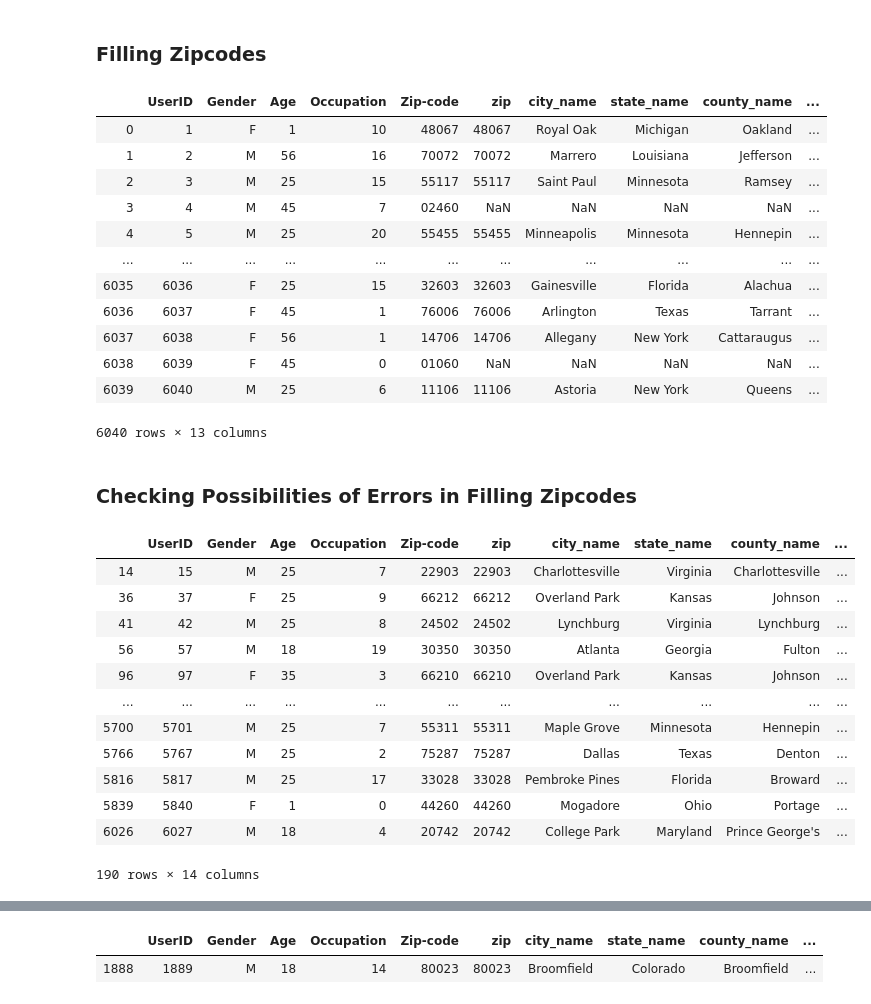
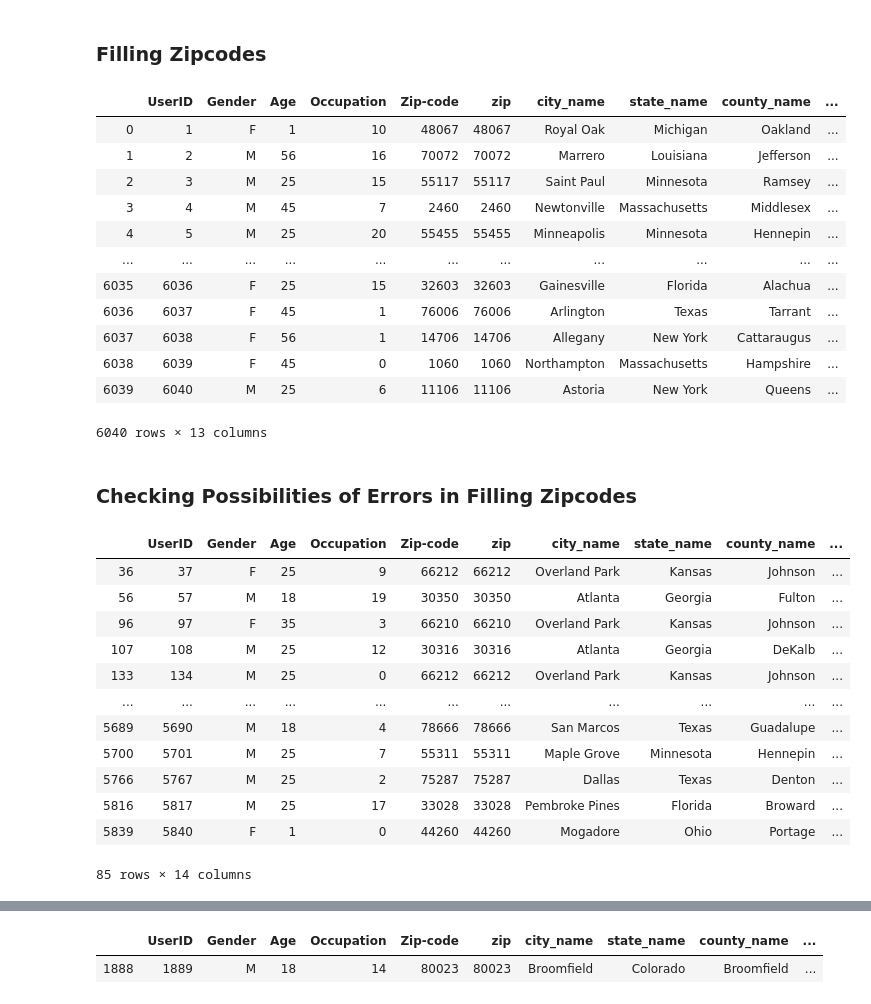
Before and after one commit to kevinandrianliu/Final-Project-DSDM, a Jupyter notebook: Final Project_ Sistem Rekomendasi.ipynb, the cells around one changed output, grey strips where cells are left out. Cells and saved outputs as stored; diff of their text form; code cells hidden in the pictures.

Commit message:
added zipcode formatting

```diff
--- a/Final Project_ Sistem Rekomendasi.ipynb
+++ b/Final Project_ Sistem Rekomendasi.ipynb
@@ -212,6 +212,7 @@ missing_movies
 zipcodes = pd.read_csv("uszips.csv")
 zipcodes[["zip"]] = zipcodes[["zip"]].applymap(str)
 zipcodes[["city_name"]] = zipcodes[["city"]]
+zipcodes['zip']= zipcodes['zip'].str.lstrip('0')
 zipcodes.drop('city',axis=1,inplace=True)
 zipcodes2 = pd.read_json('USCities.json')
 zipcodes2[["zip_code"]] = zipcodes2[["zip_code"]].applymap(str)
@@ -314,6 +345,7 @@ zipcodes2['city'] = zipcodes2['city'].map(typo_city).fillna(zipcodes2['city'])
 zipcodes['city_name'] = zipcodes['city_name'].map(typo_city).fillna(zipcodes['city_name'])
 # %%
 usersvariable = users.copy()
+usersvariable['Zip-code']= usersvariable['Zip-code'].str.lstrip('0')
 users_zipcode1 = pd.merge(usersvariable, zipcodes[['zip', 'city_name', 'state_name', 'county_name']], how='left',left_on=['Zip-code'],right_on=['zip'])
 users_zipcode2 = pd.merge(users_zipcode1, zipcodes2[['zip_code', 'city', 'state', 'county']], how='left',left_on=['Zip-code'],right_on=['zip_code'])
 users_zipcode2
@@ -322,13 +354,13 @@ users_zipcode2
 | 0 | 1 | F | 1 | 10 | 48067 | 48067 | Royal Oak | Michigan | Oakland | ... |
 | 1 | 2 | M | 56 | 16 | 70072 | 70072 | Marrero | Louisiana | Jefferson | ... |
 | 2 | 3 | M | 25 | 15 | 55117 | 55117 | Saint Paul | Minnesota | Ramsey | ... |
-| 3 | 4 | M | 45 | 7 | 02460 | NaN | NaN | NaN | NaN | ... |
+| 3 | 4 | M | 45 | 7 | 2460 | 2460 | Newtonville | Massachusetts | Middlesex | ... |
 | 4 | 5 | M | 25 | 20 | 55455 | 55455 | Minneapolis | Minnesota | Hennepin | ... |
 | ... | ... | ... | ... | ... | ... | ... | ... | ... | ... | ... |
 | 6035 | 6036 | F | 25 | 15 | 32603 | 32603 | Gainesville | Florida | Alachua | ... |
 | 6036 | 6037 | F | 45 | 1 | 76006 | 76006 | Arlington | Texas | Tarrant | ... |
 | 6037 | 6038 | F | 56 | 1 | 14706 | 14706 | Allegany | New York | Cattaraugus | ... |
-| 6038 | 6039 | F | 45 | 0 | 01060 | NaN | NaN | NaN | NaN | ... |
+| 6038 | 6039 | F | 45 | 0 | 1060 | 1060 | Northampton | Massachusetts | Hampshire | ... |
 | 6039 | 6040 | M | 25 | 6 | 11106 | 11106 | Astoria | New York | Queens | ... |
 6040 rows × 13 columns
 # %% [markdown]
@@ -339,7 +371,9 @@ users_zipcode2['same'] = np.where((users_zipcode2['city_name'] == users_zipcode2
 #pd.set_option('display.max_rows', 204)
 
 #Inconsistency of places in zipcode
-users_zipcode2.loc[(users_zipcode2['same']==False) & (users_zipcode2['zip'].notnull()) & (users_zipcode2['zip_code'].notnull()) & ((users_zipcode2['city_name'] != users_zipcode2['city']) | (users_zipcode2['state_name'] != users_zipcode2['state']) | (users_zipcode2['county_name'] != users_zipcode2['county']))]
+zip0 = users_zipcode2.loc[(users_zipcode2['same']==False) & (users_zipcode2['zip'].notnull()) & (users_zipcode2['zip_code'].notnull()) & ((users_zipcode2['city_name'] != users_zipcode2['city']) | (users_zipcode2['state_name'] != users_zipcode2['state']) | (users_zipcode2['county_name'] != users_zipcode2['county']))]
+zip0.to_csv('inconsistent.csv')
+zip0
 # Saint Paul di Ramsey, bukan di Washington(Wikipedia & https://www.unitedstateszipcodes.org/55110/)
 # Atlanta di Fulton, bukan DeKalb(Wikipedia & https://www.unitedstateszipcodes.org/30350/)
 # 66212 di Overland, bukan Shawnee(meskipun bisa di-accept juga)(https://www.mapdevelopers.com/what-is-my-zip-code.php & https://www.unitedstateszipcodes.org/66212/)
@@ -348,7 +382,7 @@ users_zipcode2.loc[(users_zipcode2['same']==False) & (users_zipcode2['zip'].notn
 # 66205 di Roeland Park, bukan di Mission dan Shawnee(https://www.mapdevelopers.com/what-is-my-zip-code.php)
 #       di Mission(https://www.unitedstateszipcodes.org/66205/)
 # 96860 tidak ada nama city-nya(https://www.mapdevelopers.com/what-is-my-zip-code.php)
-#       di Jbphh, bukan Pearl Harbor(meskipun singkatannya) (https://www.unitedstateszipcodes.org/96860/)
+#       di Jbphh, bukan Pearl Harbor(meskipun singkatannya Joint Base Pearl Harbor-Hickam) (https://www.unitedstateszipcodes.org/96860/)
 # 53092 di Thiensville, bukan Mequon(meskipun bisa di-accept juga)(https://www.unitedstateszipcodes.org/53092/)
 # 66211 di Overland, bukan Leawood dan Shawnee(https://www.mapdevelopers.com/what-is-my-zip-code.php)
 #       di Leawood(https://www.unitedstateszipcodes.org/66211/)
@@ -357,44 +391,70 @@ users_zipcode2.loc[(users_zipcode2['same']==False) & (users_zipcode2['zip'].notn
 #       di Denton(https://www.unitedstateszipcodes.org/75287/)
 # 80020 di Broomfield, bukan Boulder(Wikipedia & https://www.unitedstateszipcodes.org/80020/)
 # 2125 di Dorchester, bukan Boston(meskipun bisa di-accept juga)(https://www.unitedstateszipcodes.org/02125/)
 # 60103 bisa di Cook, DuPage atau Kane(https://www.village.bartlett.il.us/our-community/counties)
 #      di DuPage(https://www.unitedstateszipcodes.org/60103/)
 # 2127 di South Boston, bukan di Boston(Wikipedia)
 #      di Boston(di Mapnya ada Southnya(https://www.unitedstateszipcodes.org/02127/)
 # 77345 di Kingwood, bukan Humble(https://www.unitedstateszipcodes.org/77345/)
 # 48178 di Oakland, bukan Washtenaw(https://www.unitedstateszipcodes.org/77345/)
 # 66224 di Overland Park, bukan Shawnee(meskipun bisa di-accept juga)(https://www.mapdevelopers.com/what-is-my-zip-code.php & https://www.unitedstateszipcodes.org/66224/)
 # 66204 di Overland Park, bukan Shawnee(meskipun bisa di-accept juga)(https://www.mapdevelopers.com/what-is-my-zip-code.php & https://www.unitedstateszipcodes.org/66204/)
 # 54915 di Outagamie, bukan Winnebago(https://www.mapdevelopers.com/what-is-my-zip-code.php & https://www.unitedstateszipcodes.org/54915/)
 # 66208 di Prairie Village, bukan Shawnee(meskipun bisa di-accept juga)(https://www.mapdevelopers.com/what-is-my-zip-code.php & https://www.unitedstateszipcodes.org/66208/)
 # 23059 di Henrico, bukan Hanover(https://www.mapdevelopers.com/what-is-my-zip-code.php & https://www.unitedstateszipcodes.org/23059/)
 # 60042 di McHenry, bukan Lake(https://www.mapdevelopers.com/what-is-my-zip-code.php & https://www.unitedstateszipcodes.org/60042/)
 # 66203 di Shawnee, bukan Shawnee Mission(meskipun bisa di-accept juga)(https://www.mapdevelopers.com/what-is-my-zip-code.php & https://www.unitedstateszipcodes.org/66203/)
 # 80227 di Denver, bukan Jefferson(https://www.mapdevelopers.com/what-is-my-zip-code.php)
 #       di Jefferson (https://www.unitedstateszipcodes.org/80227/)
 # 23229 di Henrico, bukan Richmond(https://www.unitedstateszipcodes.org/23229/)
 # 23233 di Henrico, bukan Richmond(https://www.unitedstateszipcodes.org/23233/)
 # 24450 di Rockbridge, bukan Lexington City(https://www.unitedstateszipcodes.org/24450/)
 # 19003 di Montgomery, bukan Delaware(https://www.unitedstateszipcodes.org/19003/)
 # 92509 di Riverside, bukan Jurupa Valley(https://www.unitedstateszipcodes.org/92509/)
 # 30662 di Franklin, bukan Madison(https://www.mapdevelopers.com/what-is-my-zip-code.php & https://www.unitedstateszipcodes.org/30662/)
 # 30052 di Walton, bukan Gwinnett(https://www.unitedstateszipcodes.org/30052/)
 # 80227 di Osseo, bukan Maple Grove(meskipun bisa di-accept juga)(https://www.unitedstateszipcodes.org/80227/)
 # 84119 di Salt Lake City, bukan West Valley City(meskipun bisa di-accept juga)(https://www.unitedstateszipcodes.org/84119/)
 # 33028 di Pembroke Pines, bukan Hollywood(https://www.unitedstateszipcodes.org/33028/)
+
+# 55110 di Ramsey, bukan Washington
+# 55311 di Osseo, bukan Maple Grove
+# 91326 di Porter Ranch, bukan Northridge
+# 78666 di Hays, bukan Guadalupe
+# 99826 di Hoonah-Angoon, bukan Skagway Hoonah Angoon(meskipun bisa di-accept juga)
+# 30102 di Cherokee, bukan Cobb
+# 48484 di Lapeer, bukan Genesee
+# 30097 di Duluth, bukan Forsyth
+# 78737 di Hays, bukan Travis
+# 38028 di Fayette, bukan Shelby
+# 71711 di Calhoun, bukan Ouachita
+# 75034 di Denton, bukan Collin
+# 66209 di Leawood, bukan Shawnee Mission
+# 63041 di Franklin, bukan Jefferson
+# 22923 di Greene, bukan Orange
+
+# McHenry, bukan Mchenry atau Mc Henry
+# McLean, bukan Mclean
+# DeSoto, bukan De Soto
+# DeKalb, bukan Dekalb
+# McPherson, bukan Mcpherson
+# Prince George's, bukan Prince Georges
+
+# akhiran "City" pada beberapa county dihapus agar konsisten dengan county_name
+# contoh: Charlottesville, Fairfax, Virginia Beach, Newport News, Harrisonburg, Suffolk, Norfolk, Bedford
 # %% [output]
 |  | UserID | Gender | Age | Occupation | Zip-code | zip | city_name | state_name | county_name | ... |
-| 14 | 15 | M | 25 | 7 | 22903 | 22903 | Charlottesville | Virginia | Charlottesville | ... |
 | 36 | 37 | F | 25 | 9 | 66212 | 66212 | Overland Park | Kansas | Johnson | ... |
-| 41 | 42 | M | 25 | 8 | 24502 | 24502 | Lynchburg | Virginia | Lynchburg | ... |
 | 56 | 57 | M | 18 | 19 | 30350 | 30350 | Atlanta | Georgia | Fulton | ... |
 | 96 | 97 | F | 35 | 3 | 66210 | 66210 | Overland Park | Kansas | Johnson | ... |
+| 107 | 108 | M | 25 | 12 | 30316 | 30316 | Atlanta | Georgia | DeKalb | ... |
+| 133 | 134 | M | 25 | 0 | 66212 | 66212 | Overland Park | Kansas | Johnson | ... |
 | ... | ... | ... | ... | ... | ... | ... | ... | ... | ... | ... |
+| 5689 | 5690 | M | 18 | 4 | 78666 | 78666 | San Marcos | Texas | Guadalupe | ... |
 | 5700 | 5701 | M | 25 | 7 | 55311 | 55311 | Maple Grove | Minnesota | Hennepin | ... |
 | 5766 | 5767 | M | 25 | 2 | 75287 | 75287 | Dallas | Texas | Denton | ... |
 | 5816 | 5817 | M | 25 | 17 | 33028 | 33028 | Pembroke Pines | Florida | Broward | ... |
 | 5839 | 5840 | F | 1 | 0 | 44260 | 44260 | Mogadore | Ohio | Portage | ... |
-| 6026 | 6027 | M | 18 | 4 | 20742 | 20742 | College Park | Maryland | Prince George's | ... |
-190 rows × 14 columns
+85 rows × 14 columns
 # %%
 # Solving zipcodes that aren't in https://simplemaps.com/data/us-zips and https://github.com/millbj92/US-Zip-Codes-JSON
```
Also changed, not shown: parts of 7 cells of this notebook.
